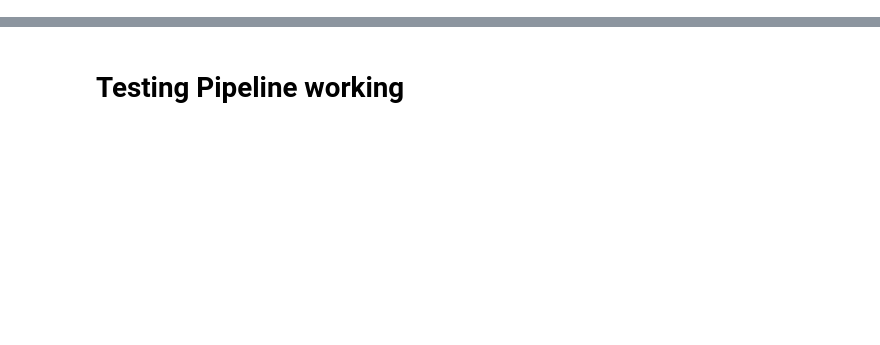
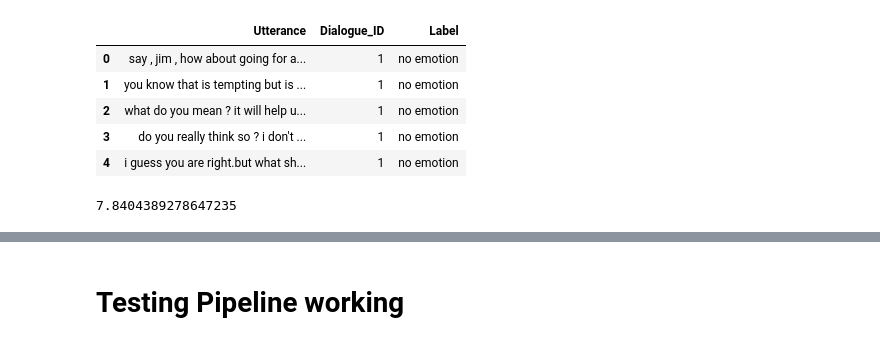
Before and after one commit to konkinit/intent_classification, a Jupyter notebook: notebooks/adhoc.ipynb, the cells around one changed output, grey strips where cells are left out. Cells and saved outputs as stored; diff of their text form; code cells hidden in the pictures; blank space fills up the shorter version.

```diff
--- a/notebooks/adhoc.ipynb
+++ b/notebooks/adhoc.ipynb
@@ -25,11 +32,20 @@ from transformers import (
 pd.set_option('display.max_columns', None)
 sns.set_theme()
 # %%
-_dataset = "sem"
-_split = "test"
+_dataset = "dyda_e"
+_split = "train"
 df = pd.read_csv(f"./inputs_data/data_{_dataset}_{_split}.csv", sep="|")
 df.head()
+# %% [output]
+|  | Utterance | Dialogue_ID | Label |
+| 0 | say , jim , how about going for a... | 1 | no emotion |
+| 1 | you know that is tempting but is ... | 1 | no emotion |
+| 2 | what do you mean ? it will help u... | 1 | no emotion |
+| 3 | do you really think so ? i don't ... | 1 | no emotion |
+| 4 | i guess you are right.but what sh... | 1 | no emotion |
 # %%
-df.groupby("Dialogue_ID")["Label"].count().sort_values()
+df.groupby("Dialogue_ID")["Label"].count().sort_values().mean()
+# %% [output]
+7.8404389278647235
 # %%
 dimDialogAct, Contexts, Labels = Format(_dataset, 5, "concatenate").get_contexts_labels()
```
Also changed, not shown: parts of 9 cells of this notebook, 12 other files.
